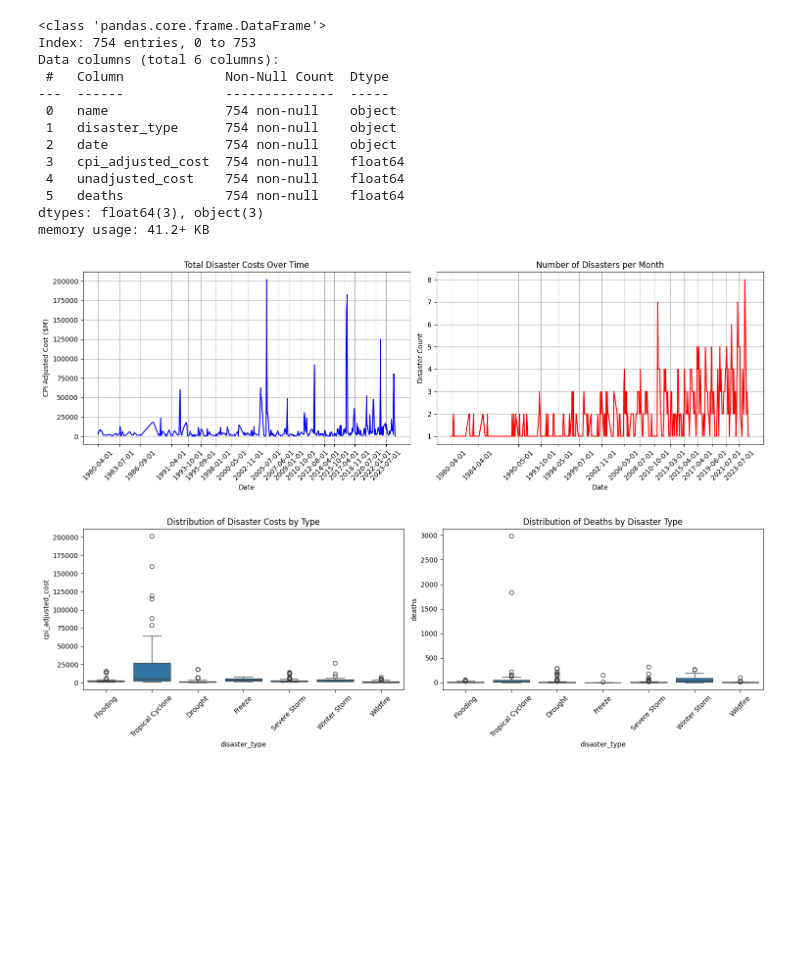
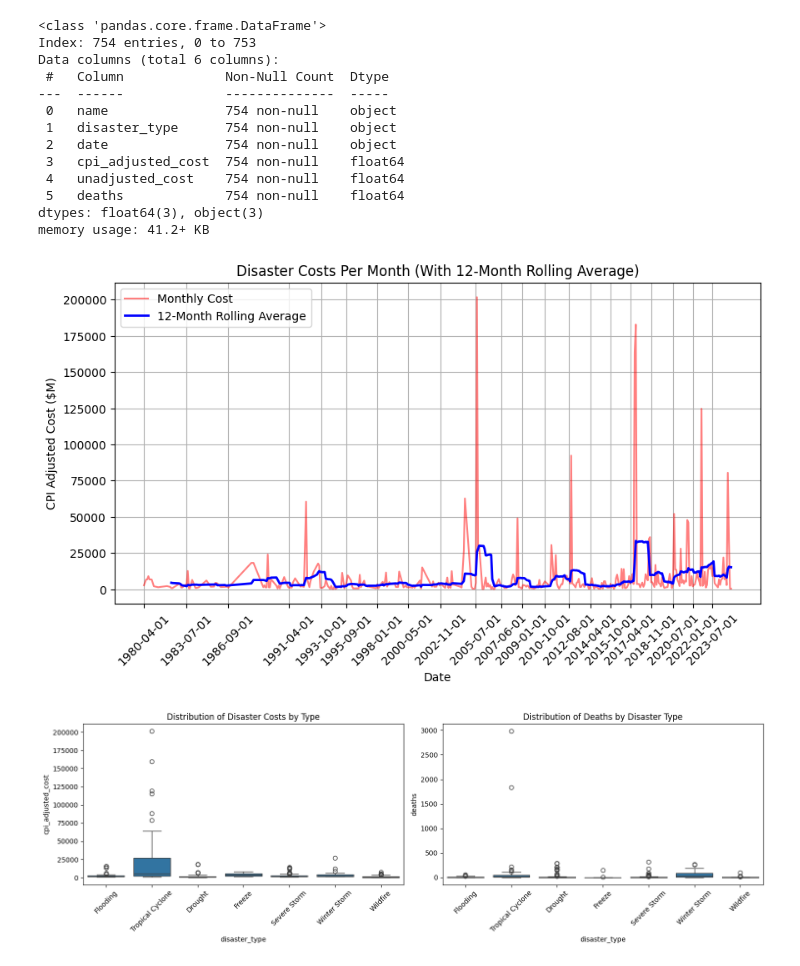
Before and after one commit to sahn1998/egg-price-prediction, a Jupyter notebook: EDA/EDA.ipynb, the cells around one changed output. Cells and saved outputs as stored; diff of their text form; code cells hidden in the pictures; blank space fills up the shorter version.

```diff
--- a/EDA/EDA.ipynb
+++ b/EDA/EDA.ipynb
@@ -41,37 +41,30 @@ Data columns (total 6 columns):
  5   deaths             754 non-null    float64
 dtypes: float64(3), object(3)
 memory usage: 41.2+ KB
-# %%
-monthly_cost = df_us_disasters.groupby("date")["cpi_adjusted_cost"].sum()  # Total Disaster Costs Over Time
-monthly_disasters = df_us_disasters.groupby("date")["name"].count() # Count number of disasters per month
-
-monthly_cost.index = pd.to_datetime(monthly_cost.index)
-monthly_disasters.index = pd.to_datetime(monthly_disasters.index)
-
-fig, axes = plt.subplots(nrows=1, ncols=2, figsize=(15, 5))
-
-# Total Disaster Costs Over Time
-axes[0].plot(monthly_cost, label="Total Cost", color="b")
-axes[0].set_title("Total Disaster Costs Over Time")
-axes[0].set_xlabel("Date")
-axes[0].set_ylabel("CPI Adjusted Cost ($M)")
-axes[0].set_xticks(monthly_cost.index[::18])
-axes[0].tick_params(axis="x", rotation=45)
-axes[0].grid()
-
-# Number of Disasters per Month
-axes[1].plot(monthly_disasters, label="Disaster Count", color="r")
-axes[1].set_title("Number of Disasters per Month")
-axes[1].set_xlabel("Date")
-axes[1].set_ylabel("Disaster Count")
-axes[1].set_xticks(monthly_disasters.index[::24])
-axes[1].tick_params(axis="x", rotation=45)
-axes[1].grid()
-
-plt.tight_layout()
-plt.show()
-# %% [output]
-[figure, removed]
+# %%
+monthly_cost = df_us_disasters.groupby("date")["cpi_adjusted_cost"].sum()  # Total Disaster Costs Over Time
+monthly_disasters = df_us_disasters.groupby("date")["name"].count() # Count number of disasters per month
+
+monthly_cost.index = pd.to_datetime(monthly_cost.index)
+monthly_disasters.index = pd.to_datetime(monthly_disasters.index)
+
+# Applying a 12-month rolling average for smoothing
+rolling_cost = monthly_cost.rolling(window=12).mean()
+
+# Plotting Disaster Costs with Rolling Average
+plt.figure(figsize=(10, 5))
+plt.plot(monthly_cost, label="Monthly Cost", color="red", alpha=0.5)
+plt.plot(rolling_cost, label="12-Month Rolling Average", color="b", linewidth=2)
+plt.title("Disaster Costs Per Month (With 12-Month Rolling Average)")
+plt.xlabel("Date")
+plt.ylabel("CPI Adjusted Cost ($M)")
+plt.xticks(monthly_cost.index[::18], rotation=45)
+plt.legend()
+plt.grid()
+
+plt.show()
+# %% [output]
+[figure, added]
 # %%
 fig, axes = plt.subplots(nrows=1, ncols=2, figsize=(15, 5))
 
```
Also changed, not shown: 6 other files.
